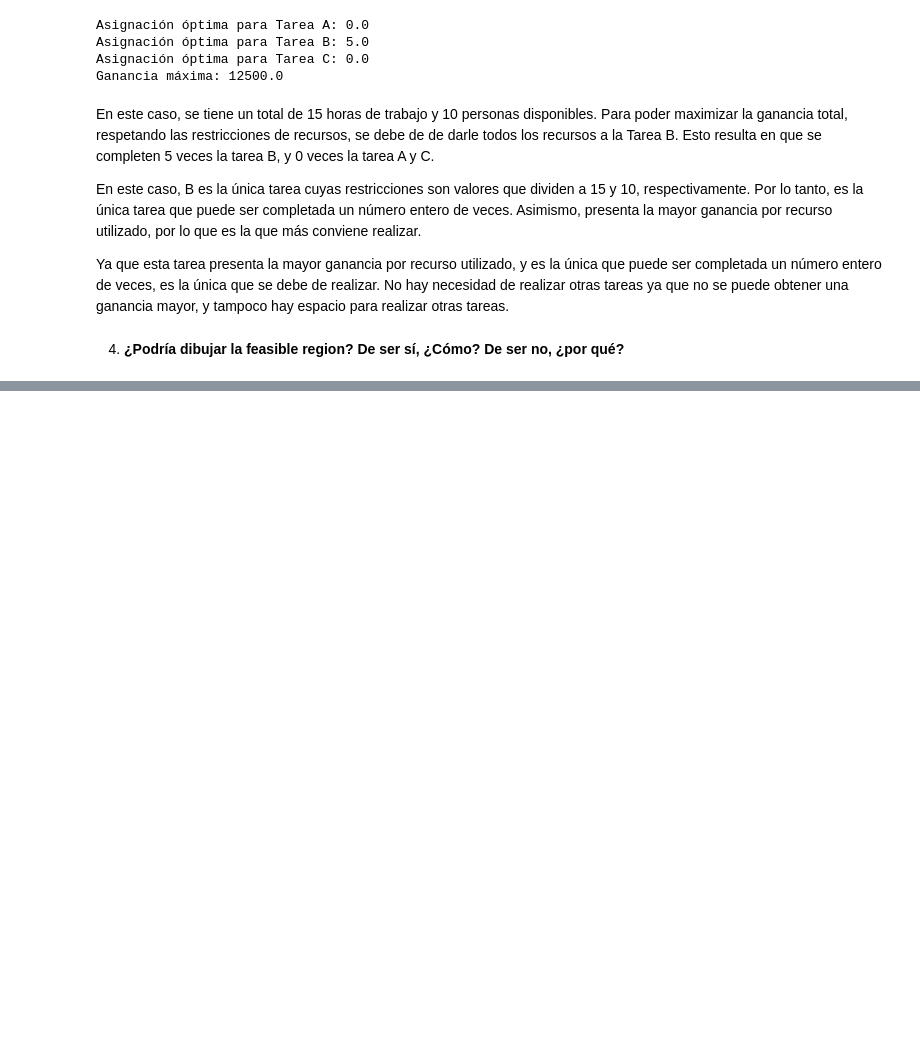
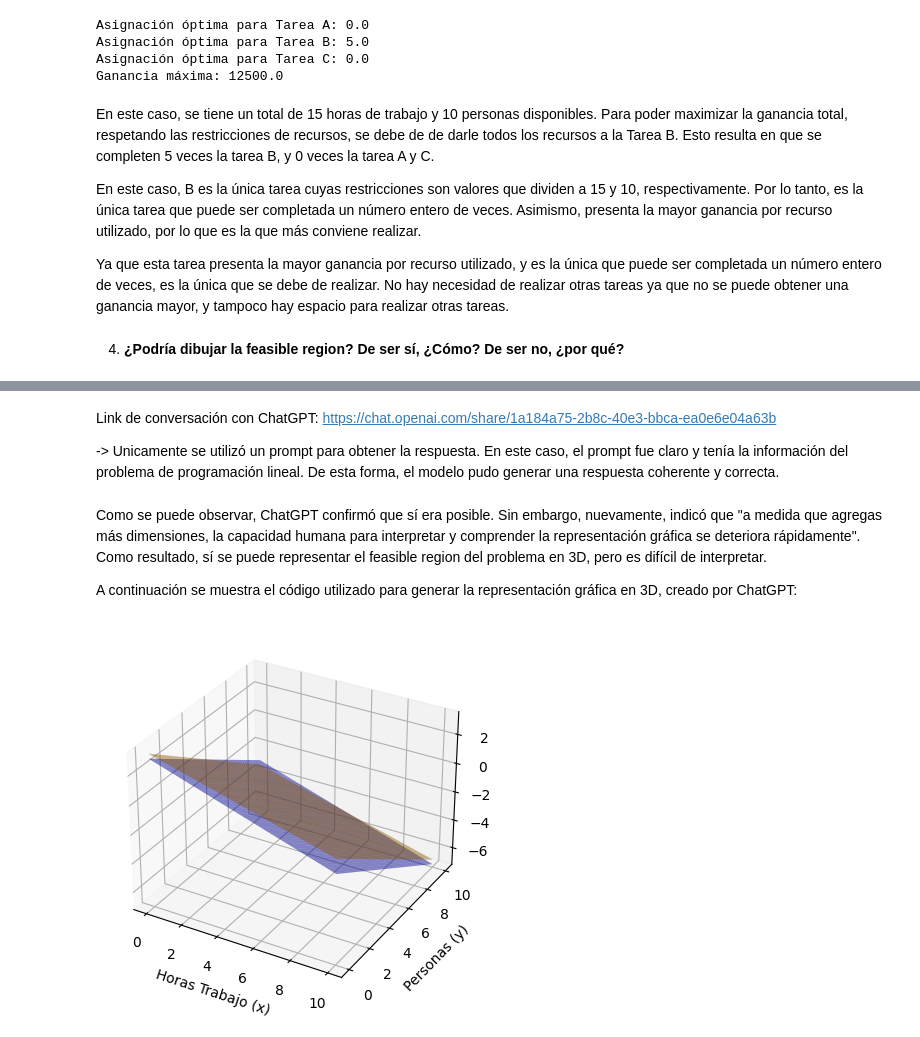
Before and after one commit to stefanoaragoni/hdt2_simulacion, a Jupyter notebook: hdt2_Ej2.ipynb, the cells around one changed output, grey strips where cells are left out. Drawn from its saved outputs; the diff is of its cells as text; code cells hidden in the pictures; blank space fills up the shorter version.

```diff
--- a/hdt2_Ej2.ipynb
+++ b/hdt2_Ej2.ipynb
@@ -259,0 +222,46 @@ plt.show()
+# %% [markdown]
+
+Link de conversación con ChatGPT:
+https://chat.openai.com/share/1a184a75-2b8c-40e3-bbca-ea0e6e04a63b
+
+-> Unicamente se utilizó un prompt para obtener la respuesta. En este caso, el prompt fue claro y tenía la información del problema de programación lineal. De esta forma, el modelo pudo generar una respuesta coherente y correcta.
+# %% [markdown]
+Como se puede observar, ChatGPT confirmó que sí era posible. Sin embargo, nuevamente, indicó que "a medida que agregas más dimensiones, la capacidad humana para interpretar y comprender la representación gráfica se deteriora rápidamente". Como resultado, sí se puede representar el feasible region del problema en 3D, pero es difícil de interpretar.
+
+
+A continuación se muestra el código utilizado para generar la representación gráfica en 3D, creado por ChatGPT:
+# %%
+import numpy as np
+import matplotlib.pyplot as plt
+from mpl_toolkits.mplot3d import Axes3D
+
+# Definir la función de ganancia
+def ganancia(x, y, z):
+    return 1500*x + 2500*y + 4000*z
+
+# Crear una malla de puntos en el espacio tridimensional
+x_vals = np.linspace(0, 10, 100)
+y_vals = np.linspace(0, 10, 100)
+x_vals, y_vals = np.meshgrid(x_vals, y_vals)
+
+# Calcular los valores de z para las restricciones
+z_horas = (15 - 2*x_vals - 3*y_vals) / 5
+z_personas = (10 - x_vals - 2*y_vals) / 3
+
+# Crear una figura 3D
+fig = plt.figure()
+ax = fig.add_subplot(111, projection='3d')
+
+# Dibujar la región factible (feasible region) como un área sombreada
+ax.plot_surface(x_vals, y_vals, z_horas, color='blue', alpha=0.5)
+ax.plot_surface(x_vals, y_vals, z_personas, color='orange', alpha=0.5)
+
+# Etiquetas de los ejes
+ax.set_xlabel('Horas Trabajo (x)')
+ax.set_ylabel('Personas (y)')
+ax.set_zlabel('Ganancia (z)')
+
+# Mostrar el gráfico
+plt.show()
+# %% [output]
+[figure, added]
```
Also changed, not shown: parts of 3 cells of this notebook, 1 other file.
